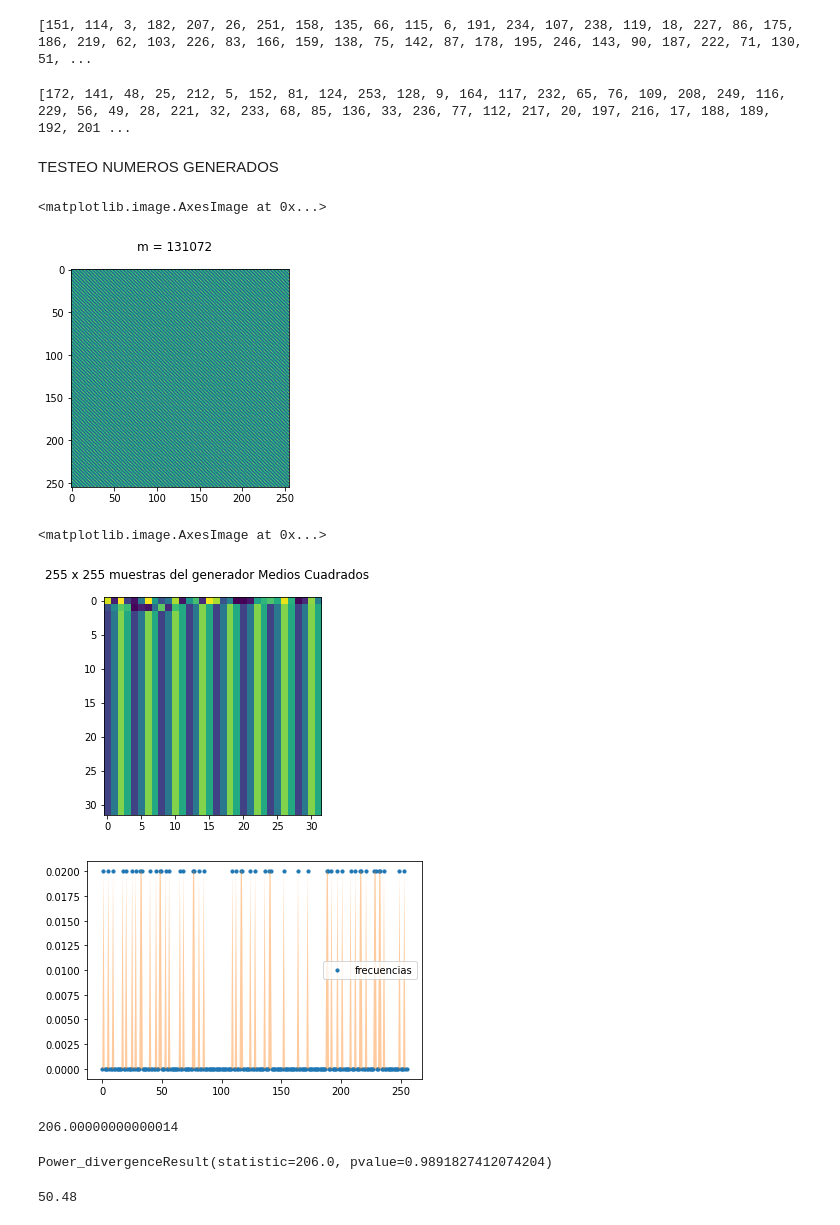
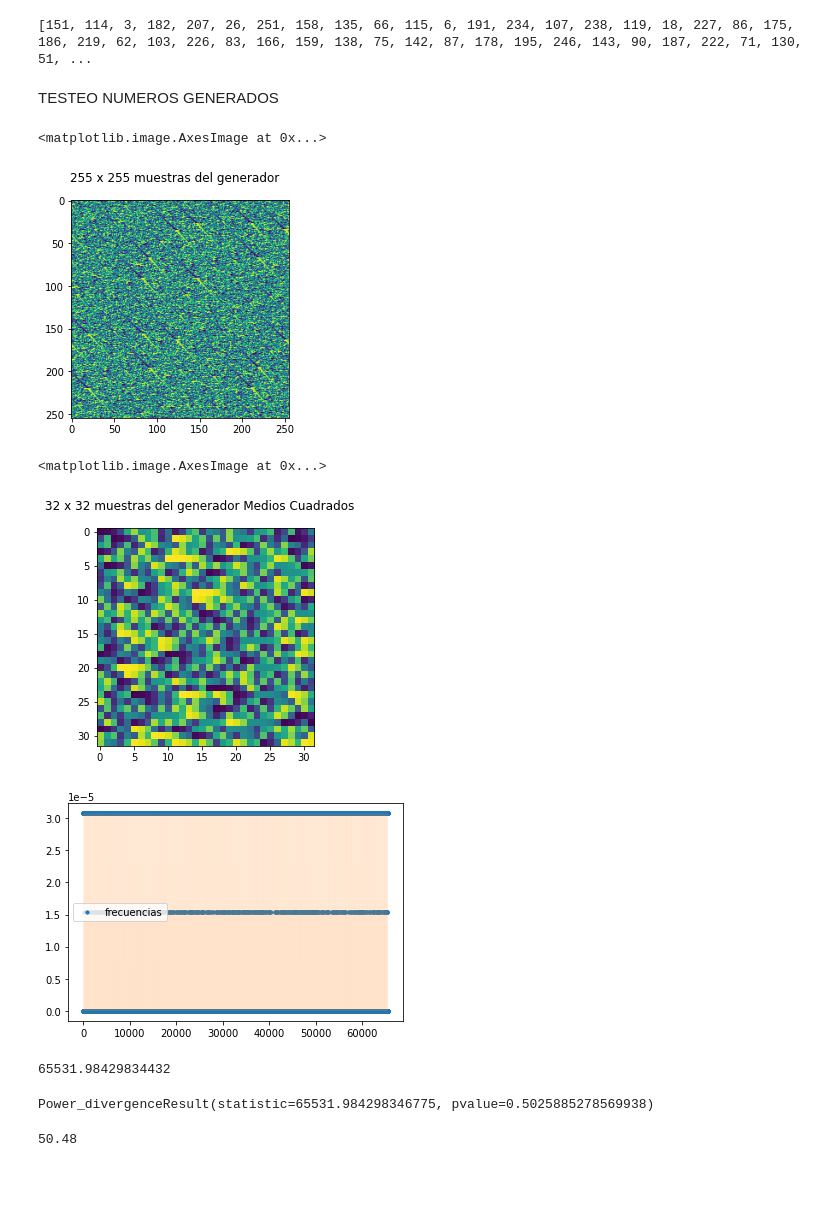
Before and after one commit to milenalebe/simulacion, a Jupyter notebook: Random_Numbers_Generators_2_1.ipynb, the cells around one changed output. Drawn from its saved outputs; the diff is of its cells as text; code cells hidden in the pictures; blank space fills up the shorter version.

```diff
--- a/Random_Numbers_Generators_2_1.ipynb
+++ b/Random_Numbers_Generators_2_1.ipynb
@@ -68,18 +68,18 @@ print(numbersGLCRecursion)
 # %% [output]
 [151, 114, 3, 182, 207, 26, 251, 158, 135, 66, 115, 6, 191, 234, 107, 238, 119, 18, 227, 86, 175, 186, 219, 62, 103, 226, 83, 166, 159, 138, 75, 142, 87, 178, 195, 246, 143, 90, 187, 222, 71, 130, 51, ...
 # %%
-"GLC Rama"
+"GLC"
 
 
 numbersGLC = [] # lista de numeros aleatorios
 
-m = 2**8
+m = 2**16
 #m = 2**32
 #a = 3
 a = 3
 c = 137
 x0 = 97
-n = 50
+n = 255**2
 
 # m>0 / 0 < a < m
 # 0 <= c < m / 0 <= x0 < m
@@ -87,17 +87,15 @@ n = 50
 def randNumberGLC(seed = x0, n = n,m = m,a = a ,c = c):
     numbers = []
     while len(numbers) != n:
-      dividendo = (seed * a + c)%m
-      numbers.append(dividendo)
-      seed = dividendo
+      x = (seed * a + c)%m
+      numbers.append(x)
+      seed = x
 
     return numbers
 
 numbersGLC = randNumberGLC()
 
-print(numbersGLC)
+#print(numbersGLC)
-# %% [output]
-[172, 141, 48, 25, 212, 5, 152, 81, 124, 253, 128, 9, 164, 117, 232, 65, 76, 109, 208, 249, 116, 229, 56, 49, 28, 221, 32, 233, 68, 85, 136, 33, 236, 77, 112, 217, 20, 197, 216, 17, 188, 189, 192, 201 ...
 # %% [markdown]
 TESTEO NUMEROS GENERADOS
 # %%
@@ -106,26 +104,26 @@ TESTEO NUMEROS GENERADOS
 import numpy as np
 import matplotlib.pyplot as plt
 
-#s = int(np.sqrt(n))
 
-#matrixGLC = np.array(numbersGLC).reshape((255,255))
-matrixMS = np.array(numbersMS).reshape(255,255)
+
+#matrixGLC = np.array(numbersMS).reshape((255,255))
+matrixMS = np.array(numbersGLC).reshape(255,255)
 
 fig = plt.figure()
-fig.suptitle('255 x 255 muestras del generador Medios Cuadrados')
+fig.suptitle('255 x 255 muestras del generador')
 plt.imshow(matrixMS)
 # %% [output]
 <matplotlib.image.AxesImage at 0x...>
-[figure, old version]
+[figure, new version]
 # %%
-matrixMS = np.array(numbersMS[:(32*32)]).reshape(32,32)
+matrixMS = np.array(numbersGLC[:(32*32)]).reshape(32,32)
 
 fig = plt.figure()
 fig.suptitle('32 x 32 muestras del generador Medios Cuadrados')
 plt.imshow(matrixMS)
 # %% [output]
 <matplotlib.image.AxesImage at 0x...>
-[figure, old version]
+[figure, new version]
 # %%
 import numpy as np
 import matplotlib.pyplot as plt
@@ -159,7 +157,7 @@ ax.legend()
 ax.fill_between(x, np.zeros(len(frec)), frec, alpha = 0.4)
 plt.show()
 # %% [output]
-[figure, old version]
+[figure, new version]
 # %%
 #prueba chi cuadrado GLC
 
@@ -173,8 +171,8 @@ frec_abs = np.array(frecAbs)
 print(sum(((frec_esperada - frec_abs)**2)/frec_esperada))
 stats.chisquare(frecAbs, f_exp=frec_esperada)
 # %% [output]
-206.00000000000014
+65531.98429834432
-Power_divergenceResult(statistic=206.0, pvalue=0.9891827412074204)
+Power_divergenceResult(statistic=65531.984298346775, pvalue=0.5025885278569938)
 # %%
 # prueba chi cuadrado MS
 
```
Also changed, not shown: parts of 2 cells of this notebook.
